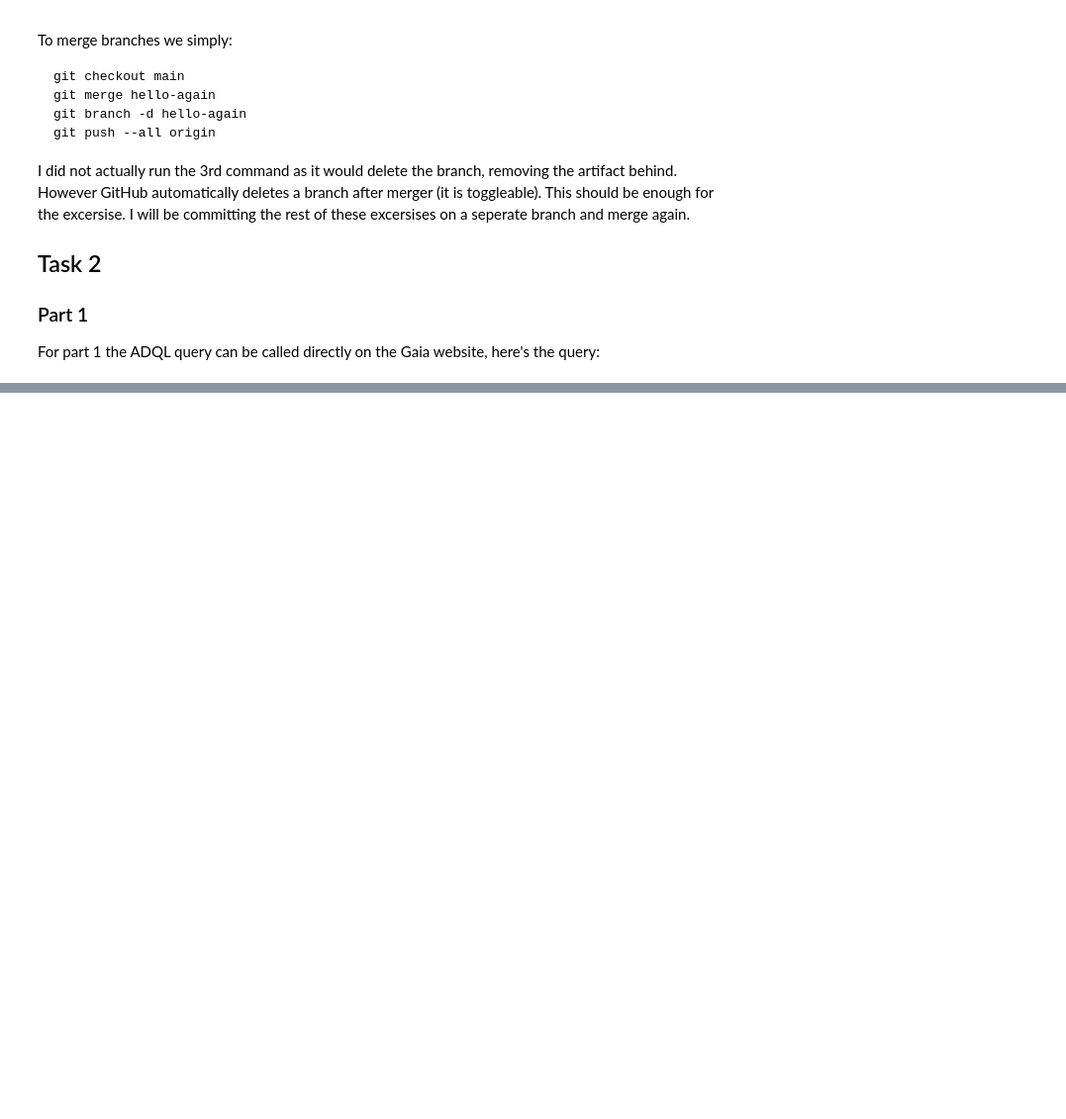
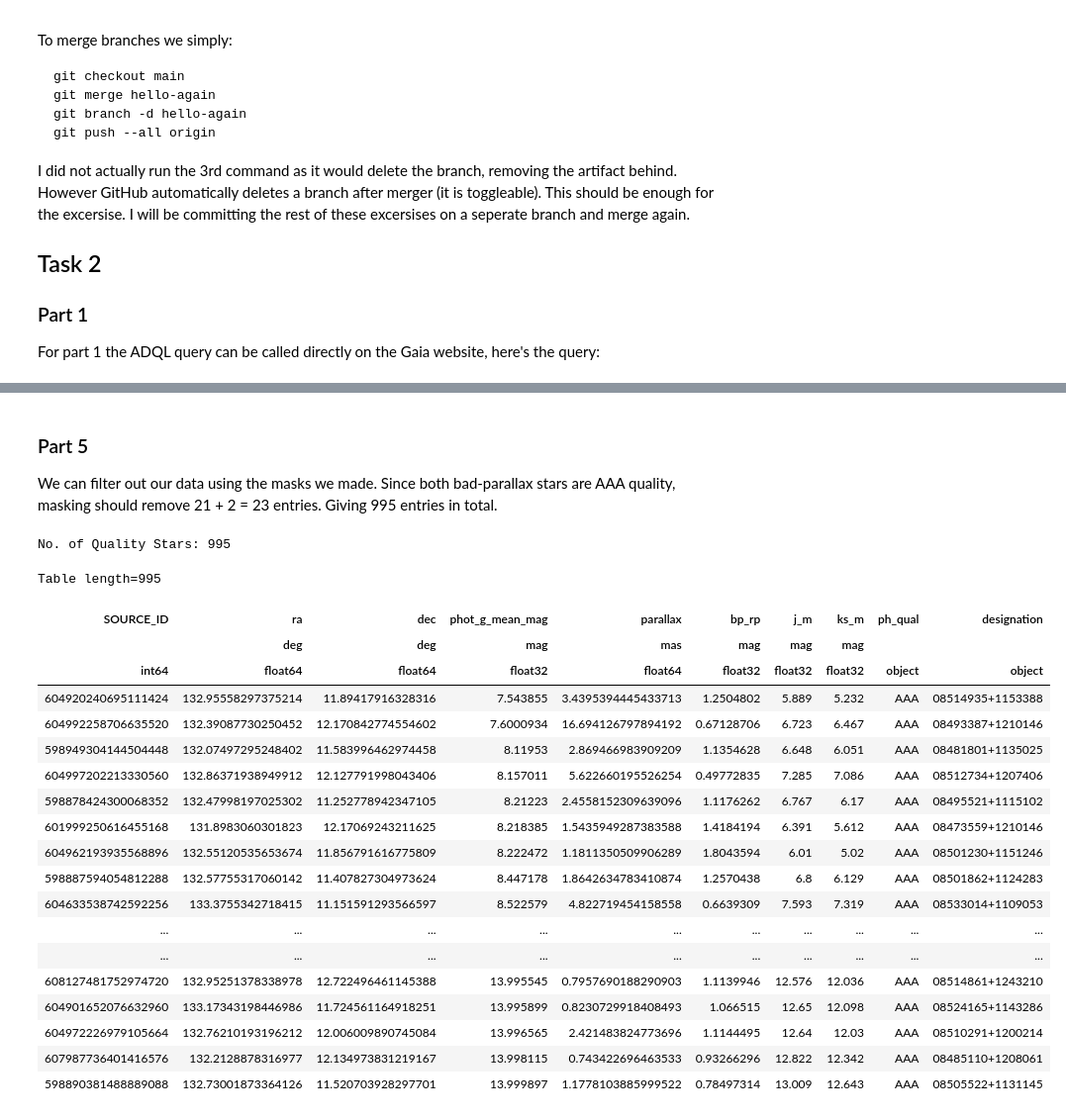
Before and after one commit to Olivex727/olivia-astr4004-ass3, a Jupyter notebook: u7280249.ipynb, the cells around one changed output, grey strips where cells are left out. Shown at 99% size. Saved outputs shown, nothing was run; the diff lists cells and outputs as text; code cells hidden in the pictures; blank space fills up the shorter version.

```diff
--- a/u7280249.ipynb
+++ b/u7280249.ipynb
@@ -49,0 +159,37 @@ For part 1 the ADQL query can be called directly on the Gaia website, here's the
+# %% [markdown]
+### Part 5
+
+We can filter out our data using the masks we made. Since both bad-parallax stars are AAA quality, masking should remove 21 + 2 = 23 entries. Giving 995 entries in total.
+# %%
+gaiadr3_cut = gaiadr3_match[~tmass_mask]
+
+# We need to define a new mask to fit the new table size
+parax_mask = gaiadr3_cut["parallax"] <= 0
+
+gaiadr3_cut = gaiadr3_cut[~parax_mask]
+
+print("No. of Quality Stars: "+str(len(gaiadr3_cut)))
+
+gaiadr3_cut
+# %% [output]
+No. of Quality Stars: 995
+Table length=995
+| SOURCE_ID | ra | dec | phot_g_mean_mag | parallax | bp_rp | j_m | ks_m | ph_qual | designation |
+|  | deg | deg | mag | mas | mag | mag | mag |  |  |
+| int64 | float64 | float64 | float32 | float64 | float32 | float32 | float32 | object | object |
+| 604920240695111424 | 132.95558297375214 | 11.89417916328316 | 7.543855 | 3.4395394445433713 | 1.2504802 | 5.889 | 5.232 | AAA | 08514935+1153388 |
+| 604992258706635520 | 132.39087730250452 | 12.170842774554602 | 7.6000934 | 16.694126797894192 | 0.67128706 | 6.723 | 6.467 | AAA | 08493387+1210146 |
+| 598949304144504448 | 132.07497295248402 | 11.583996462974458 | 8.11953 | 2.869466983909209 | 1.1354628 | 6.648 | 6.051 | AAA | 08481801+1135025 |
+| 604997202213330560 | 132.86371938949912 | 12.127791998043406 | 8.157011 | 5.622660195526254 | 0.49772835 | 7.285 | 7.086 | AAA | 08512734+1207406 |
+| 598878424300068352 | 132.47998197025302 | 11.252778942347105 | 8.21223 | 2.4558152309639096 | 1.1176262 | 6.767 | 6.17 | AAA | 08495521+1115102 |
+| 601999250616455168 | 131.8983060301823 | 12.17069243211625 | 8.218385 | 1.5435949287383588 | 1.4184194 | 6.391 | 5.612 | AAA | 08473559+1210146 |
+| 604962193935568896 | 132.55120535653674 | 11.856791616775809 | 8.222472 | 1.1811350509906289 | 1.8043594 | 6.01 | 5.02 | AAA | 08501230+1151246 |
+| 598887594054812288 | 132.57755317060142 | 11.407827304973624 | 8.447178 | 1.8642634783410874 | 1.2570438 | 6.8 | 6.129 | AAA | 08501862+1124283 |
+| 604633538742592256 | 133.3755342718415 | 11.151591293566597 | 8.522579 | 4.822719454158558 | 0.6639309 | 7.593 | 7.319 | AAA | 08533014+1109053 |
+| ... | ... | ... | ... | ... | ... | ... | ... | ... | ... |
+| ... | ... | ... | ... | ... | ... | ... | ... | ... | ... |
+| 608127481752974720 | 132.95251378338978 | 12.722496461145388 | 13.995545 | 0.7957690188290903 | 1.1139946 | 12.576 | 12.036 | AAA | 08514861+1243210 |
+| 604901652076632960 | 133.17343198446986 | 11.724561164918251 | 13.995899 | 0.8230729918408493 | 1.066515 | 12.65 | 12.098 | AAA | 08524165+1143286 |
+| 604972226979105664 | 132.76210193196212 | 12.006009890745084 | 13.996565 | 2.421483824773696 | 1.1144495 | 12.64 | 12.03 | AAA | 08510291+1200214 |
+| 607987736401416576 | 132.2128878316977 | 12.134973831219167 | 13.998115 | 0.743422696463533 | 0.93266296 | 12.822 | 12.342 | AAA | 08485110+1208061 |
+| 598890381488889088 | 132.73001873364126 | 11.520703928297701 | 13.999897 | 1.1778103885999522 | 0.78497314 | 13.009 | 12.643 | AAA | 08505522+1131145 |
```
Also changed, not shown: parts of 12 cells of this notebook, 1 other file.
